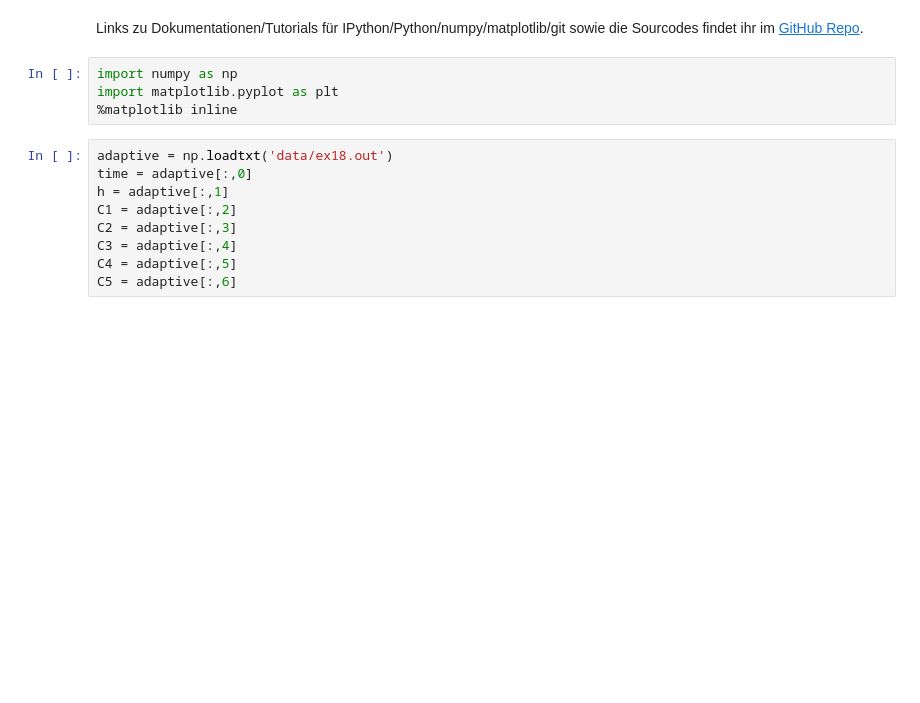
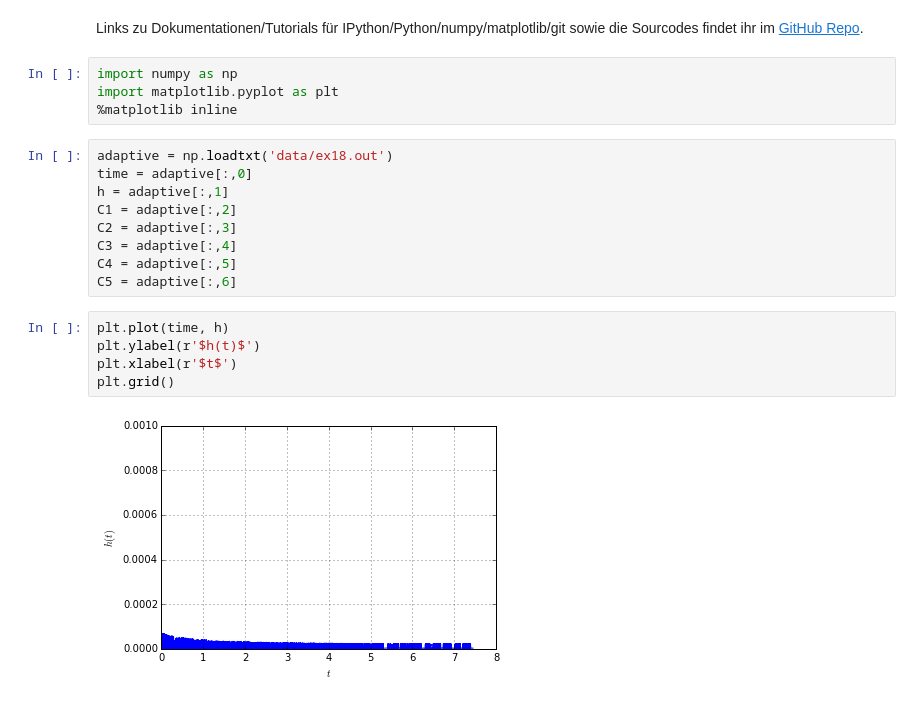
Before and after one commit to BerndSchwarzenbacher/numdiff, a Jupyter notebook: ueb4/ex18.ipynb, the cells around one changed output. Cells and saved outputs as stored; diff of their text form; blank space fills up the shorter version.

```diff
--- a/ueb4/ex18.ipynb
+++ b/ueb4/ex18.ipynb
@@ -13,6 +13,13 @@ C2 = adaptive[:,3]
 C3 = adaptive[:,4]
 C4 = adaptive[:,5]
 C5 = adaptive[:,6]
+# %%
+plt.plot(time, h)
+plt.ylabel(r'$h(t)$')
+plt.xlabel(r'$t$')
+plt.grid()
+# %% [output]
+[figure, added]
 # %%
 plt.plot(time, C1)
 plt.ylabel(r'$C_{1}(t)$')
```
Also changed, not shown: parts of 6 cells of this notebook, 4 other files.
